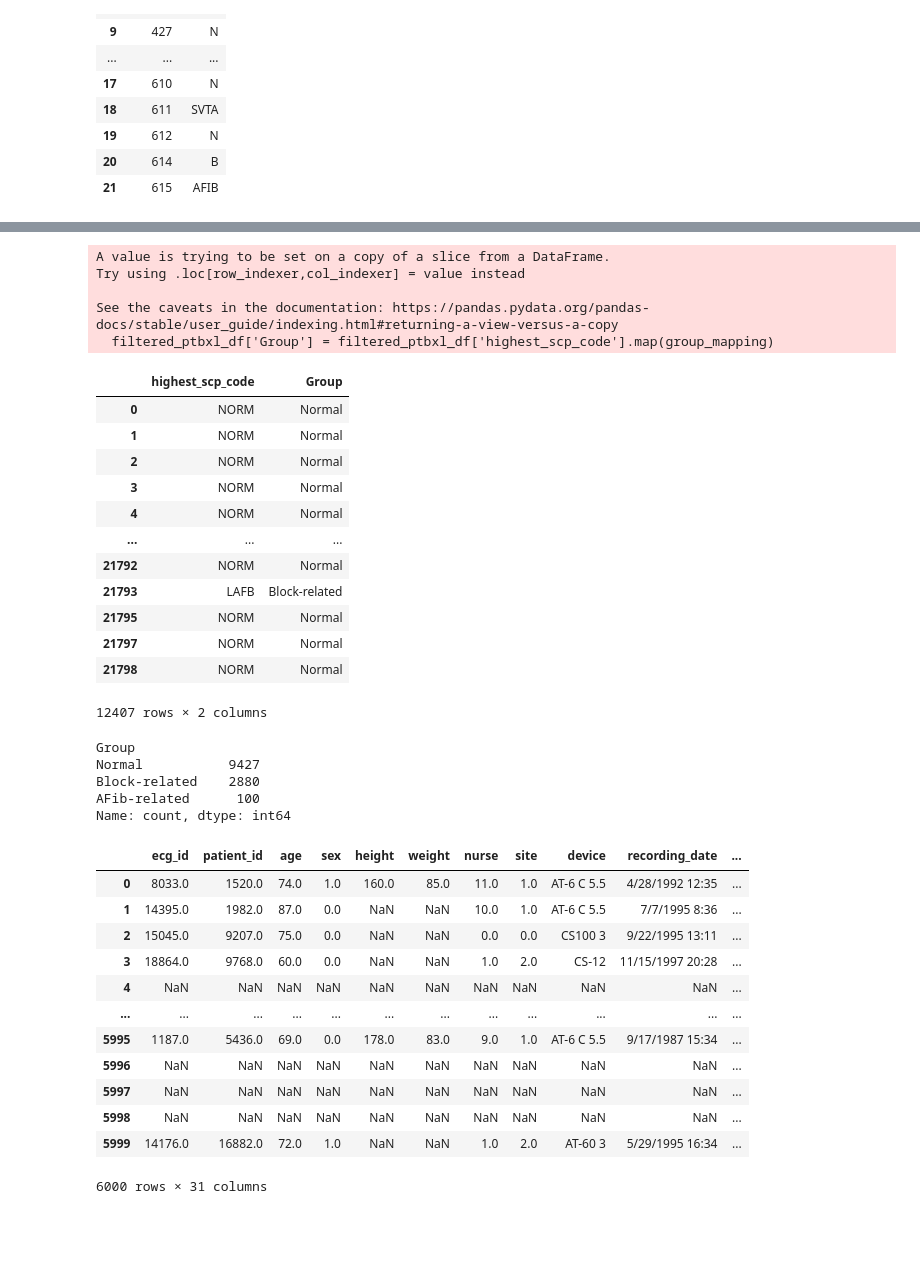
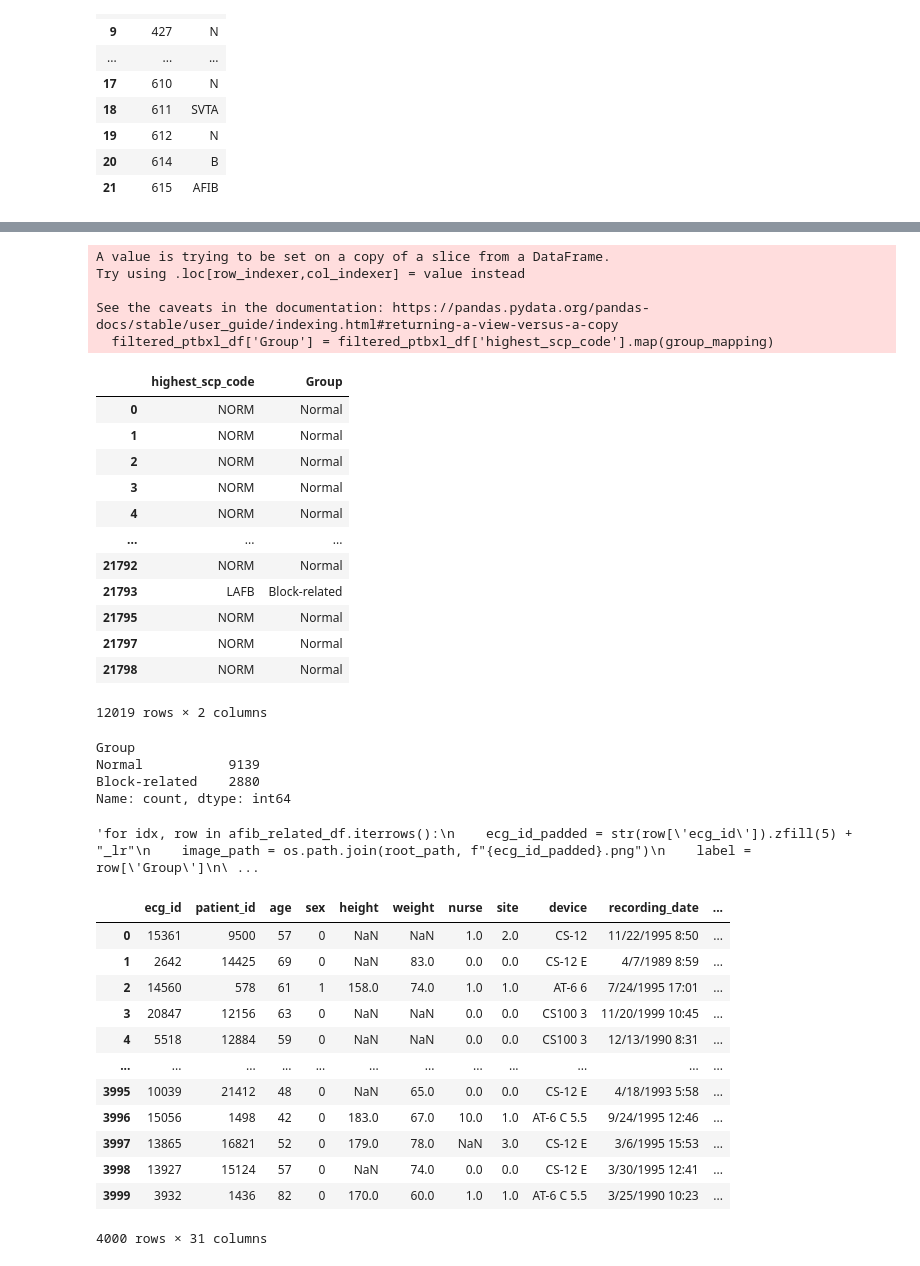
Before and after one commit to ntvinh2005/CSSALT-waveform-classify-model, a Jupyter notebook: exp1.ipynb, the cells around one changed output, grey strips where cells are left out. Cells and saved outputs as stored; diff of their text form; code cells hidden in the pictures; blank space fills up the shorter version.

```diff
--- a/exp1.ipynb
+++ b/exp1.ipynb
@@ -9,8 +9,8 @@ import pandas as pd
 scp_statements_path = r".\ptb-xl-a-large-publicly-available-electrocardiography-dataset-1.0.3\ptb-xl-a-large-publicly-available-electrocardiography-dataset-1.0.3\scp_statements.csv"
 scp_statements = pd.read_csv(scp_statements_path)
 
-sinus_descriptions = ['sinus rhythm', 'normal functioning artificial pacemaker', 'normal ECG']
-afib_descriptions = ['atrial fibrillation', 'atrial flutter']
+sinus_descriptions = ['sinus rhythm', 'normal ECG']
+#afib_descriptions = ['atrial fibrillation', 'atrial flutter']
 heart_block_descriptions = [
     'first degree AV block', 'second degree AV block',
     'left bundle branch block', 'right bundle branch block', 'incomplete left bundle branch block',
@@ -20,13 +20,13 @@ heart_block_descriptions = [
 filtered_by_sinus = scp_statements[scp_statements['description'].str.contains('|'.join(sinus_descriptions), case=False, na=False)]
 filtered_by_sinus['group'] = 'Sinus'
 
-filtered_by_afib = scp_statements[scp_statements['description'].str.contains('|'.join(afib_descriptions), case=False, na=False)]
-filtered_by_afib['group'] = 'AFib'
+#filtered_by_afib = scp_statements[scp_statements['description'].str.contains('|'.join(afib_descriptions), case=False, na=False)]
+#filtered_by_afib['group'] = 'AFib'
 
 filtered_by_heart_block = scp_statements[scp_statements['description'].str.contains('|'.join(heart_block_descriptions), case=False, na=False)]
 filtered_by_heart_block['group'] = 'Heart Block'
 
-combined_filtered_df = pd.concat([filtered_by_sinus, filtered_by_afib, filtered_by_heart_block]).drop_duplicates()
+combined_filtered_df = pd.concat([filtered_by_sinus, filtered_by_heart_block]).drop_duplicates()
 
 print("Combined filtered DataFrame with appropriate groups:")
 print(combined_filtered_df[['diagnostic_class', 'description', 'group', 'scp_code']])
@@ -178,8 +173,8 @@ except Exception as e:
        [-0.058,  0.016,  0.074, ...,  0.097, -0.246, -0.031]]), 'd_signal': None, 'e_p_signal': None, 'e_d_signal': None, 'file_name': ['06842_lr.dat', '06842_lr.dat', '06842_lr.dat', '06842_lr.dat',  ...
 # %%
 group_mapping = {
-    'AFIB': 'AFib-related',
-    'AFLT': 'AFib-related',
+    #'AFIB': 'AFib-related',
+    #'AFLT': 'AFib-related',
     '1AVB': 'Block-related',
     '2AVB': 'Block-related',
     #'3AVB': 'Block-related',
@@ -189,7 +184,7 @@ group_mapping = {
     'IRBBB': 'Block-related',
     'LAFB': 'Block-related',
     'NORM': 'Normal',
-    'PACE': 'Normal',
+    #'PACE': 'Normal',
     'SR': 'Normal'
 }
 
@@ -214,15 +209,14 @@ See the caveats in the documentation: https://pandas.pydata.org/pandas-docs/stab
 | 21795 | NORM | Normal |
 | 21797 | NORM | Normal |
 | 21798 | NORM | Normal |
-12407 rows × 2 columns
+12019 rows × 2 columns
 # %%
 group_counts = filtered_ptbxl_df['Group'].value_counts()
 group_counts
 # %% [output]
 Group
-Normal           9427
+Normal           9139
 Block-related    2880
-AFib-related      100
 Name: count, dtype: int64
 # %%
 import os
@@ -249,7 +243,7 @@ root_path = r"C:\Vinh\CSSALT\CSSALT-waveform-classify-model\ecg_images"
 def resize_image(img, size=(100, 250)):
     return img.resize(size)
 
-for idx, row in afib_related_df.iterrows():
+'''for idx, row in afib_related_df.iterrows():
     ecg_id_padded = str(row['ecg_id']).zfill(5) + "_lr"
     image_path = os.path.join(root_path, f"{ecg_id_padded}.png")
     label = row['Group']
@@ -267,7 +261,9 @@ for idx, row in afib_related_df.iterrows():
         augmented_images.append(augmented_img)
         augmented_labels.append(label)
 
-augmented_dataset = list(zip(augmented_images, augmented_labels))
+augmented_dataset = list(zip(augmented_images, augmented_labels))'''
+# %% [output]
+'for idx, row in afib_related_df.iterrows():\n    ecg_id_padded = str(row[\'ecg_id\']).zfill(5) + "_lr"\n    image_path = os.path.join(root_path, f"{ecg_id_padded}.png")\n    label = row[\'Group\']\n\ ...
 # %%
 import torchvision.transforms as T
 from sklearn.utils import resample
@@ -318,26 +314,26 @@ block_downsampled['image'] = block_images
 # %%
 augmented_df = pd.DataFrame({
     'image': augmented_images,
     'Group': augmented_labels
 })
 
-balanced_df = pd.concat([normal_downsampled, block_downsampled, augmented_df])
+balanced_df = pd.concat([normal_downsampled, block_downsampled])
 balanced_df = balanced_df.sample(frac=1, random_state=42).reset_index(drop=True)
 balanced_df
 # %% [output]
 |  | ecg_id | patient_id | age | sex | height | weight | nurse | site | device | recording_date | ... |
-| 0 | 8033.0 | 1520.0 | 74.0 | 1.0 | 160.0 | 85.0 | 11.0 | 1.0 | AT-6 C 5.5 | 4/28/1992 12:35 | ... |
-| 1 | 14395.0 | 1982.0 | 87.0 | 0.0 | NaN | NaN | 10.0 | 1.0 | AT-6 C 5.5 | 7/7/1995 8:36 | ... |
-| 2 | 15045.0 | 9207.0 | 75.0 | 0.0 | NaN | NaN | 0.0 | 0.0 | CS100 3 | 9/22/1995 13:11 | ... |
-| 3 | 18864.0 | 9768.0 | 60.0 | 0.0 | NaN | NaN | 1.0 | 2.0 | CS-12 | 11/15/1997 20:28 | ... |
-| 4 | NaN | NaN | NaN | NaN | NaN | NaN | NaN | NaN | NaN | NaN | ... |
+| 0 | 15361 | 9500 | 57 | 0 | NaN | NaN | 1.0 | 2.0 | CS-12 | 11/22/1995 8:50 | ... |
+| 1 | 2642 | 14425 | 69 | 0 | NaN | 83.0 | 0.0 | 0.0 | CS-12 E | 4/7/1989 8:59 | ... |
+| 2 | 14560 | 578 | 61 | 1 | 158.0 | 74.0 | 1.0 | 1.0 | AT-6 6 | 7/24/1995 17:01 | ... |
+| 3 | 20847 | 12156 | 63 | 0 | NaN | NaN | 0.0 | 0.0 | CS100 3 | 11/20/1999 10:45 | ... |
+| 4 | 5518 | 12884 | 59 | 0 | NaN | NaN | 0.0 | 0.0 | CS100 3 | 12/13/1990 8:31 | ... |
 | ... | ... | ... | ... | ... | ... | ... | ... | ... | ... | ... | ... |
-| 5995 | 1187.0 | 5436.0 | 69.0 | 0.0 | 178.0 | 83.0 | 9.0 | 1.0 | AT-6 C 5.5 | 9/17/1987 15:34 | ... |
-| 5996 | NaN | NaN | NaN | NaN | NaN | NaN | NaN | NaN | NaN | NaN | ... |
-| 5997 | NaN | NaN | NaN | NaN | NaN | NaN | NaN | NaN | NaN | NaN | ... |
-| 5998 | NaN | NaN | NaN | NaN | NaN | NaN | NaN | NaN | NaN | NaN | ... |
-| 5999 | 14176.0 | 16882.0 | 72.0 | 1.0 | NaN | NaN | 1.0 | 2.0 | AT-60 3 | 5/29/1995 16:34 | ... |
+| 3995 | 10039 | 21412 | 48 | 0 | NaN | 65.0 | 0.0 | 0.0 | CS-12 E | 4/18/1993 5:58 | ... |
+| 3996 | 15056 | 1498 | 42 | 0 | 183.0 | 67.0 | 10.0 | 1.0 | AT-6 C 5.5 | 9/24/1995 12:46 | ... |
+| 3997 | 13865 | 16821 | 52 | 0 | 179.0 | 78.0 | NaN | 3.0 | CS-12 E | 3/6/1995 15:53 | ... |
+| 3998 | 13927 | 15124 | 57 | 0 | NaN | 74.0 | 0.0 | 0.0 | CS-12 E | 3/30/1995 12:41 | ... |
+| 3999 | 3932 | 1436 | 82 | 0 | 170.0 | 60.0 | 1.0 | 1.0 | AT-6 C 5.5 | 3/25/1990 10:23 | ... |
-6000 rows × 31 columns
+4000 rows × 31 columns
 # %%
 group_sizes = balanced_df.groupby('Group').size()
 group_sizes
```
Also changed, not shown: parts of 13 cells of this notebook.
